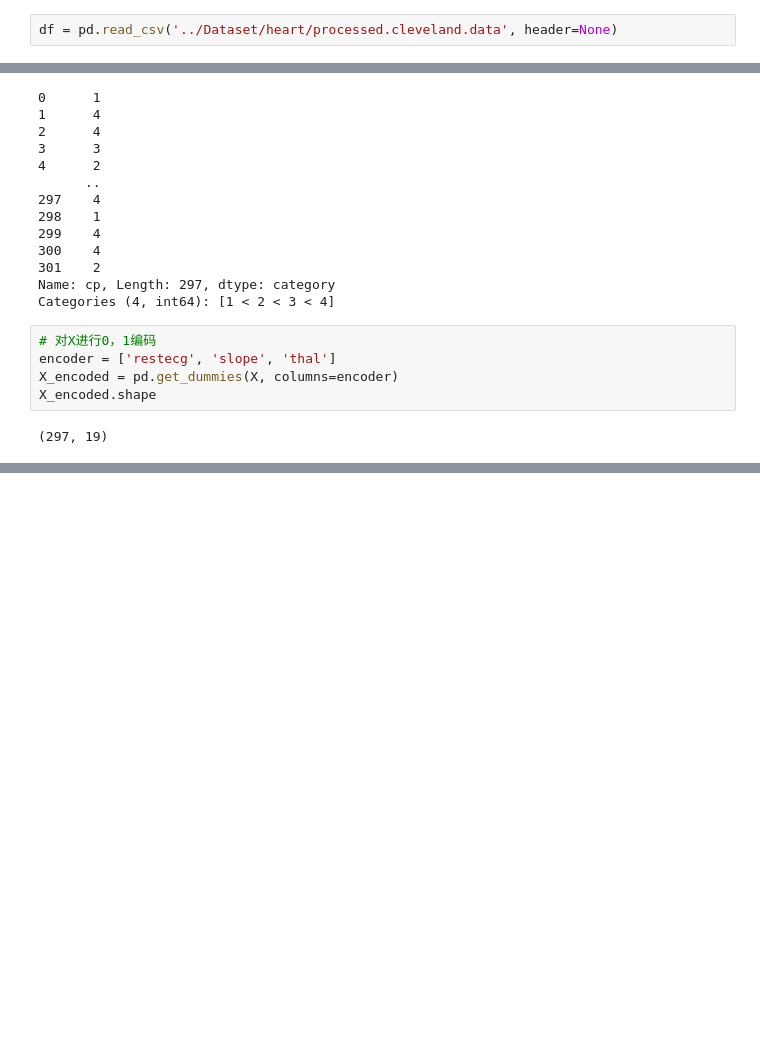
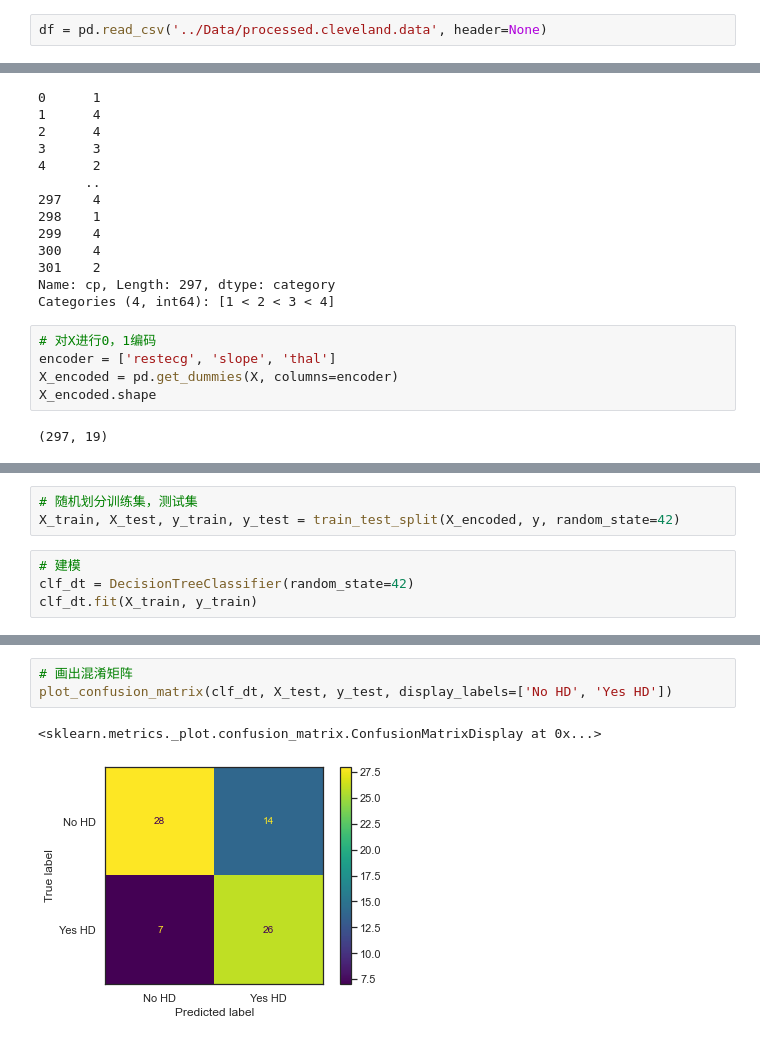
Before and after one commit to LeoDeng2019/DataScience, a Jupyter notebook: Code/Heart_disease_Tree.ipynb, the cells around one changed output, grey strips where cells are left out. Saved outputs shown, nothing was run; the diff lists cells and outputs as text; blank space fills up the shorter version.

```diff
--- a/Code/Heart_disease_Tree.ipynb
+++ b/Code/Heart_disease_Tree.ipynb
@@ -11,7 +11,7 @@ sns.set(style='white')
 # %% [markdown]
 ## 读取数据和查看
 # %%
-df = pd.read_csv('../Dataset/heart/processed.cleveland.data', header=None)
+df = pd.read_csv('../Data/processed.cleveland.data', header=None)
 # %%
 columns = ['age', 'sex', 'cp', 'trestbps', 'chol', 'fbs', 'restecg', 'thalach',\
        'exang', 'oldpeak', 'slope', 'ca', 'thal', 'target']
@@ -123,0 +132,7 @@ X_encoded.shape
+# %%
+# 随机划分训练集，测试集
+X_train, X_test, y_train, y_test = train_test_split(X_encoded, y, random_state=42)
+# %%
+# 建模
+clf_dt = DecisionTreeClassifier(random_state=42)
+clf_dt.fit(X_train, y_train)
@@ -123,0 +159,6 @@ X_encoded.shape
+# %%
+# 画出混淆矩阵
+plot_confusion_matrix(clf_dt, X_test, y_test, display_labels=['No HD', 'Yes HD'])
+# %% [output]
+<sklearn.metrics._plot.confusion_matrix.ConfusionMatrixDisplay at 0x...>
+[figure, added]
```
Also changed, not shown: parts of 15 cells of this notebook.
